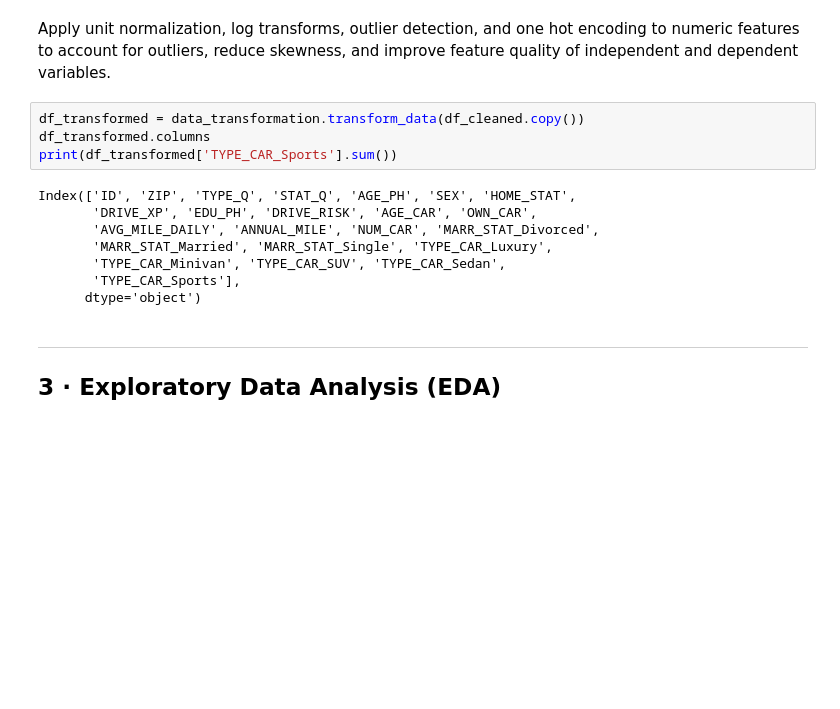
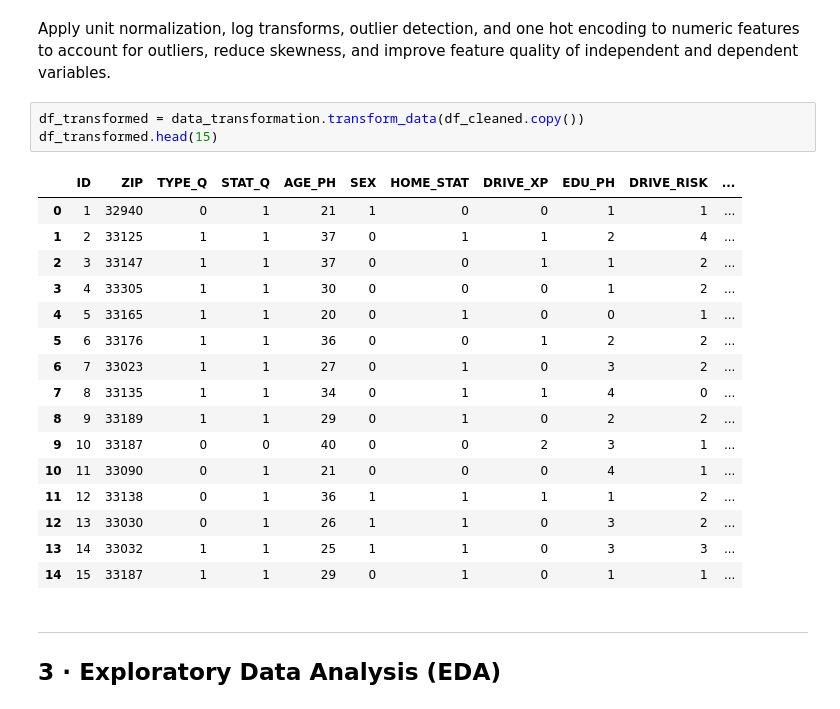
Before and after one commit to PESIII23/customer-segmentation, a Jupyter notebook: src/notebooks/quote_decision_predictor.ipynb, the cells around one changed output. Drawn from its saved outputs; the diff is of its cells as text; blank space fills up the shorter version.

```diff
--- a/src/notebooks/quote_decision_predictor.ipynb
+++ b/src/notebooks/quote_decision_predictor.ipynb
@@ -133,16 +133,24 @@ No missing values found in the dataframe.
 Apply unit normalization, log transforms, outlier detection, and one hot encoding to numeric features to account for outliers, reduce skewness, and improve feature quality of independent and dependent variables.
 # %%
 df_transformed = data_transformation.transform_data(df_cleaned.copy())
-df_transformed.columns
-print(df_transformed['TYPE_CAR_Sports'].sum())
+df_transformed.head(15)
 # %% [output]
-Index(['ID', 'ZIP', 'TYPE_Q', 'STAT_Q', 'AGE_PH', 'SEX', 'HOME_STAT',
-       'DRIVE_XP', 'EDU_PH', 'DRIVE_RISK', 'AGE_CAR', 'OWN_CAR',
-       'AVG_MILE_DAILY', 'ANNUAL_MILE', 'NUM_CAR', 'MARR_STAT_Divorced',
-       'MARR_STAT_Married', 'MARR_STAT_Single', 'TYPE_CAR_Luxury',
-       'TYPE_CAR_Minivan', 'TYPE_CAR_SUV', 'TYPE_CAR_Sedan',
-       'TYPE_CAR_Sports'],
-      dtype='object')
+|  | ID | ZIP | TYPE_Q | STAT_Q | AGE_PH | SEX | HOME_STAT | DRIVE_XP | EDU_PH | DRIVE_RISK | ... |
+| 0 | 1 | 32940 | 0 | 1 | 21 | 1 | 0 | 0 | 1 | 1 | ... |
+| 1 | 2 | 33125 | 1 | 1 | 37 | 0 | 1 | 1 | 2 | 4 | ... |
+| 2 | 3 | 33147 | 1 | 1 | 37 | 0 | 0 | 1 | 1 | 2 | ... |
+| 3 | 4 | 33305 | 1 | 1 | 30 | 0 | 0 | 0 | 1 | 2 | ... |
+| 4 | 5 | 33165 | 1 | 1 | 20 | 0 | 1 | 0 | 0 | 1 | ... |
+| 5 | 6 | 33176 | 1 | 1 | 36 | 0 | 0 | 1 | 2 | 2 | ... |
+| 6 | 7 | 33023 | 1 | 1 | 27 | 0 | 1 | 0 | 3 | 2 | ... |
+| 7 | 8 | 33135 | 1 | 1 | 34 | 0 | 1 | 1 | 4 | 0 | ... |
+| 8 | 9 | 33189 | 1 | 1 | 29 | 0 | 1 | 0 | 2 | 2 | ... |
+| 9 | 10 | 33187 | 0 | 0 | 40 | 0 | 0 | 2 | 3 | 1 | ... |
+| 10 | 11 | 33090 | 0 | 1 | 21 | 0 | 0 | 0 | 4 | 1 | ... |
+| 11 | 12 | 33138 | 0 | 1 | 36 | 1 | 1 | 1 | 1 | 2 | ... |
+| 12 | 13 | 33030 | 0 | 1 | 26 | 1 | 1 | 0 | 3 | 2 | ... |
+| 13 | 14 | 33032 | 1 | 1 | 25 | 1 | 1 | 0 | 3 | 3 | ... |
+| 14 | 15 | 33187 | 1 | 1 | 29 | 0 | 1 | 0 | 1 | 1 | ... |
 # %% [markdown]
 ---
 ## 3 · Exploratory Data Analysis (EDA)
```
Also changed, not shown: parts of 6 cells of this notebook, 14 other files.
